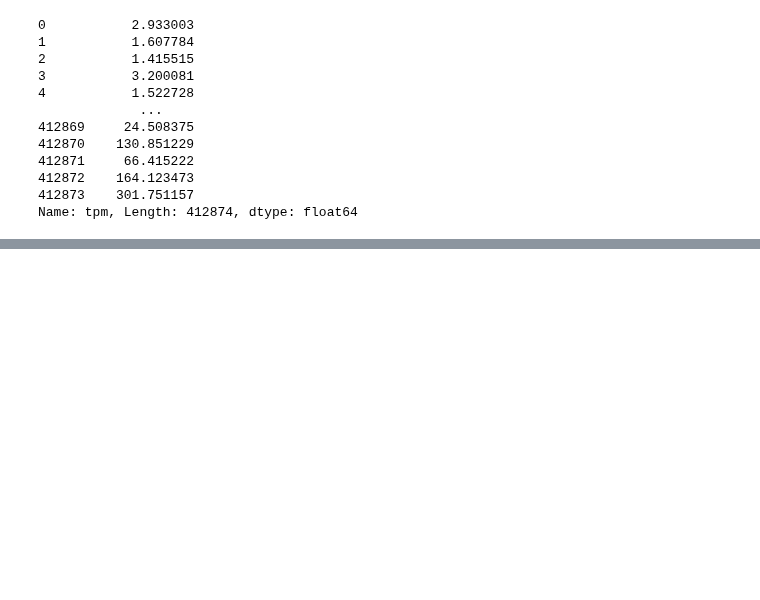
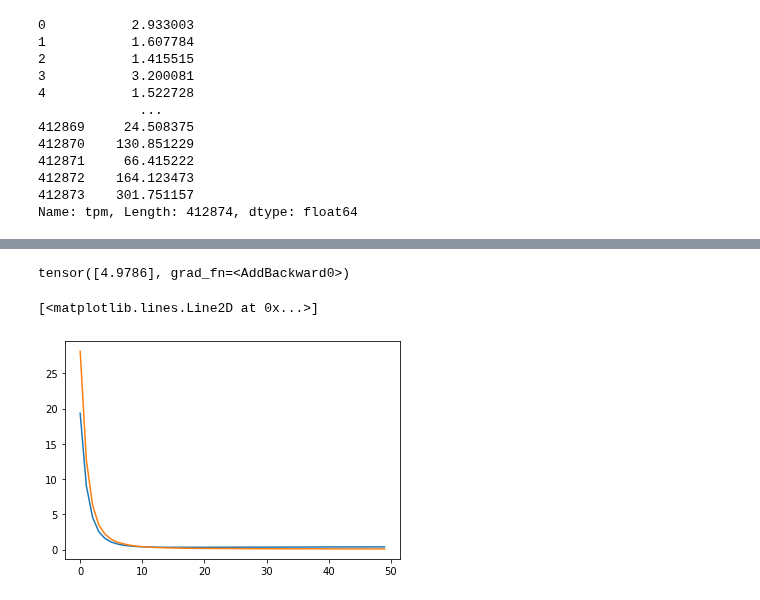
Before and after one commit to erinhwilson/deep-5g-sandbox, a Jupyter notebook: seq_prediction_tinker.ipynb, the cells around one changed output, grey strips where cells are left out. Drawn from its saved outputs; the diff is of its cells as text; code cells hidden in the pictures; blank space fills up the shorter version.

```diff
--- a/seq_prediction_tinker.ipynb
+++ b/seq_prediction_tinker.ipynb
@@ -148,0 +326,18 @@ Name: tpm, Length: 412874, dtype: float64
+# %%
+class DNA_Logistic(nn.Module):
+    def __init__(self):
+        super().__init__()
+        self.lin = nn.Linear(24, 1)
+
+    def forward(self, xb):
+        # lin wraps up the weights/bias dot product from before
+        return self.lin(xb)
+
+lr = 0.01
+epochs = 10
+model = DNA_Logistic()
+loss_func = torch.nn.MSELoss()
+optimizer = torch.optim.SGD(model.parameters(), lr=lr)
+# %%
+xb = x_train[0:bs]  # a mini-batch from x
+preds = model(xb.float())
@@ -148,0 +348,2 @@ Name: tpm, Length: 412874, dtype: float64
+# %%
+yb = y_train[:bs]
@@ -148,0 +423,2 @@ Name: tpm, Length: 412874, dtype: float64
+# %%
+tl, vl = fit(50, model, loss_func, optimizer, train_dl, test_dl)
@@ -148,0 +460,11 @@ Name: tpm, Length: 412874, dtype: float64
+# %%
+s = torch.tensor(one_hot_encode("TGTAAT"))
+model(s.float())
+# %% [output]
+tensor([4.9786], grad_fn=<AddBackward0>)
+# %%
+plt.plot(vl)
+plt.plot(tl)
+# %% [output]
+[<matplotlib.lines.Line2D at 0x...>]
+[figure, added]
```
Also changed, not shown: parts of 21 cells of this notebook, 1 other file.
